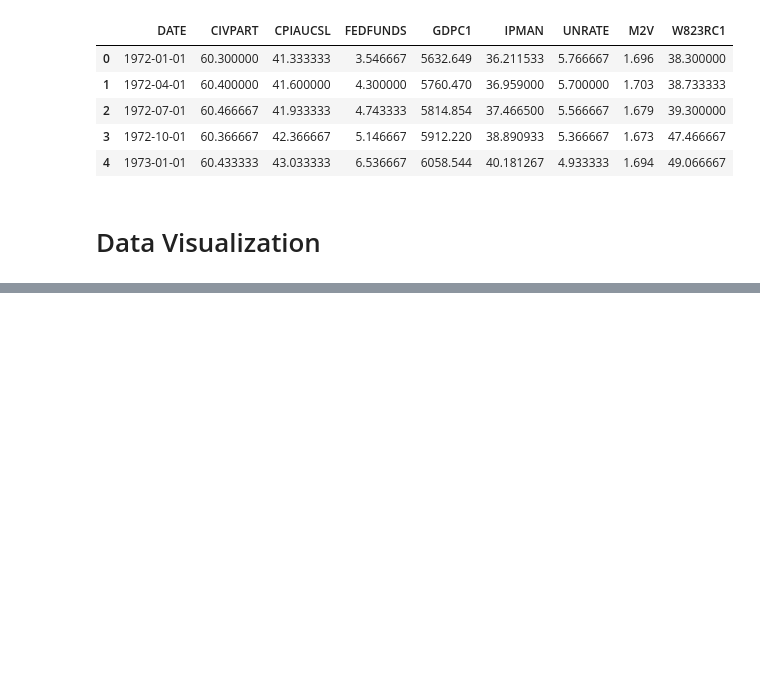
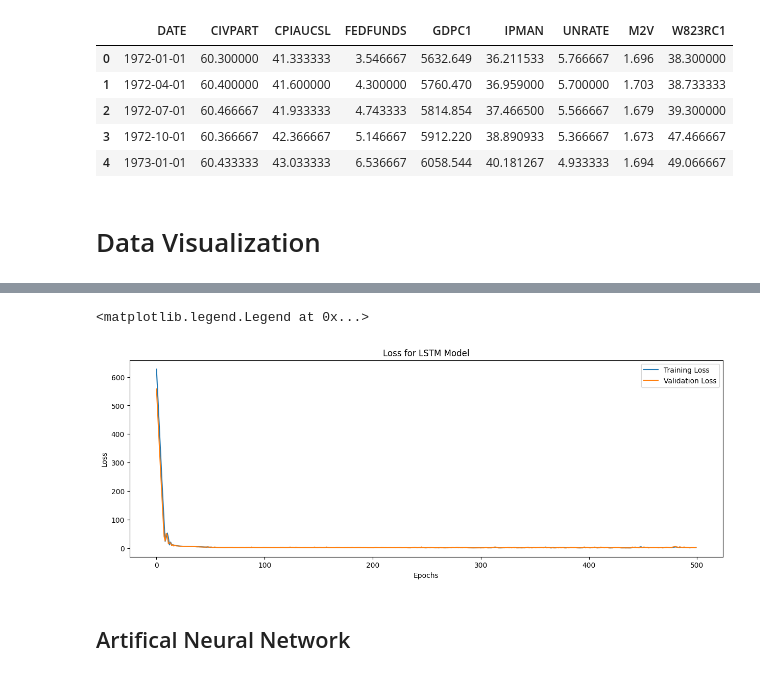
Before and after one commit to rygeorge/Unemployment-Prediction-Deep-Learning, a Jupyter notebook: Model/model.ipynb, the cells around one changed output, grey strips where cells are left out. Drawn from its saved outputs; the diff is of its cells as text; code cells hidden in the pictures; blank space fills up the shorter version.

Commit message:
Add model + merged data

```diff
--- a/Model/model.ipynb
+++ b/Model/model.ipynb
@@ -108,0 +133,8 @@ plt.show()
+# %%
+lstm_model.add(LSTM(50, activation='relu', input_shape=(X_train.shape[1], X_train.shape[2])))
+# %%
+lstm_model.add(Dense(1))
+# %%
+lstm_model.compile(optimizer='adam', loss='mean_absolute_error')
+# %%
+lstm_model.fit(X_train, y_train, epochs=500, batch_size=36, validation_data=(X_val, y_val))
@@ -108,0 +160,14 @@ plt.show()
+# %%
+# Visualize the loss
+plt.figure(figsize=(15, 5))
+plt.plot(lstm_model.history.history['loss'], label='Training Loss')
+plt.plot(lstm_model.history.history['val_loss'], label='Validation Loss')
+plt.title('Loss for LSTM Model')
+plt.xlabel('Epochs')
+plt.ylabel('Loss')
+plt.legend()
+# %% [output]
+<matplotlib.legend.Legend at 0x...>
+[figure, added]
+# %% [markdown]
+## Artifical Neural Network
```
Also changed, not shown: parts of 25 cells of this notebook, 1 other file.
